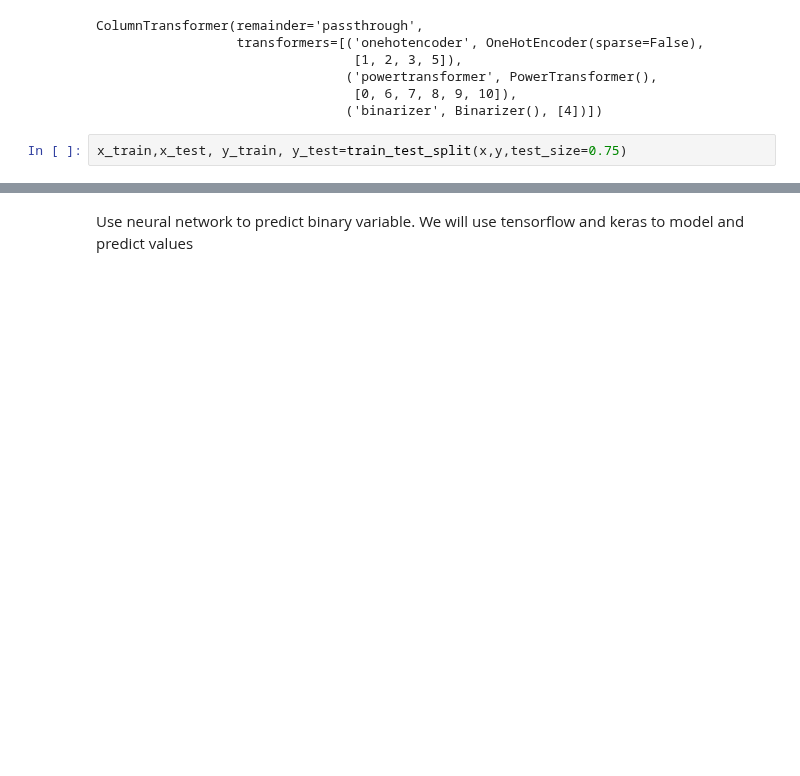
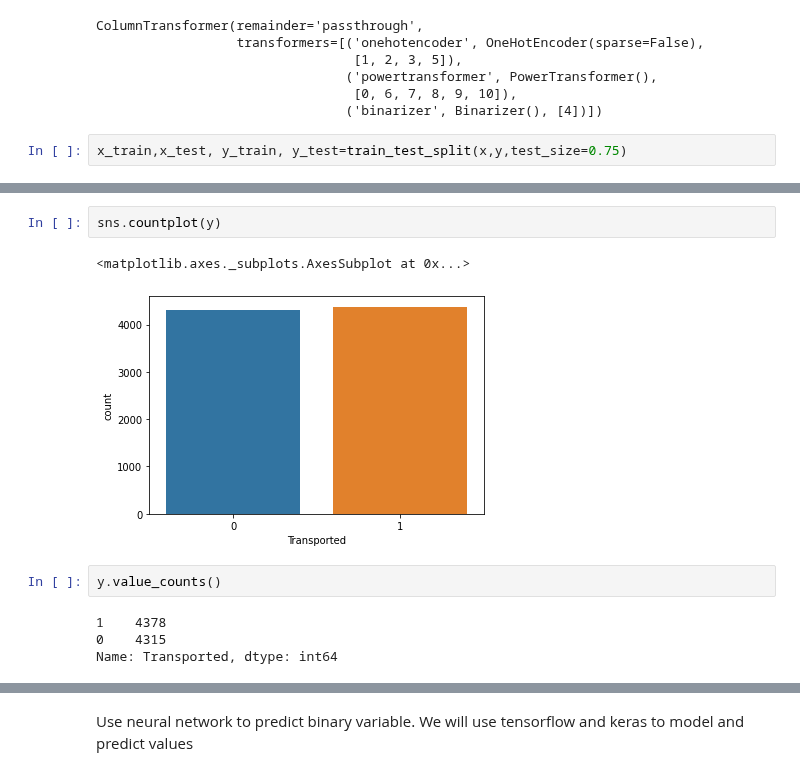
Before and after one commit to Chirag314/EDA, a Jupyter notebook: spaceship_titanic2.ipynb, the cells around one changed output, grey strips where cells are left out. Drawn from its saved outputs; the diff is of its cells as text; blank space fills up the shorter version.

```diff
--- a/spaceship_titanic2.ipynb
+++ b/spaceship_titanic2.ipynb
@@ -390,0 +374,11 @@ memory usage: 203.7+ KB
+# %%
+sns.countplot(y)
+# %% [output]
+<matplotlib.axes._subplots.AxesSubplot at 0x...>
+[figure, added]
+# %%
+y.value_counts()
+# %% [output]
+1    4378
+0    4315
+Name: Transported, dtype: int64
```
Also changed, not shown: parts of 34 cells of this notebook.
